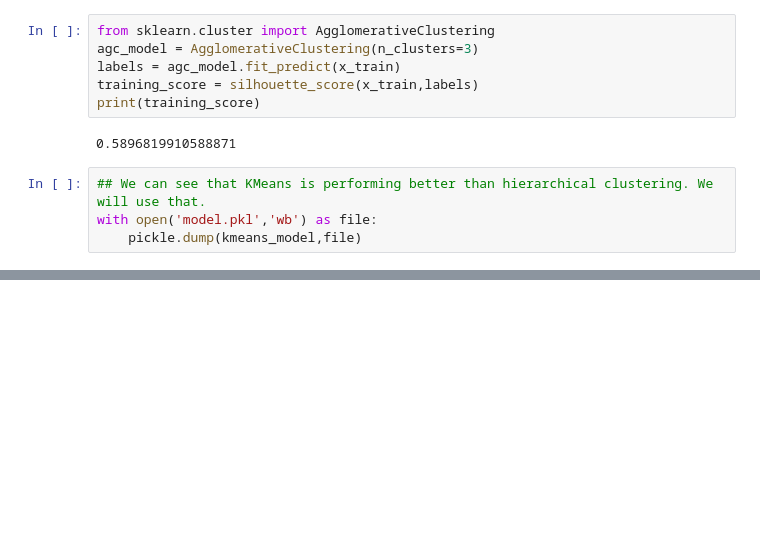
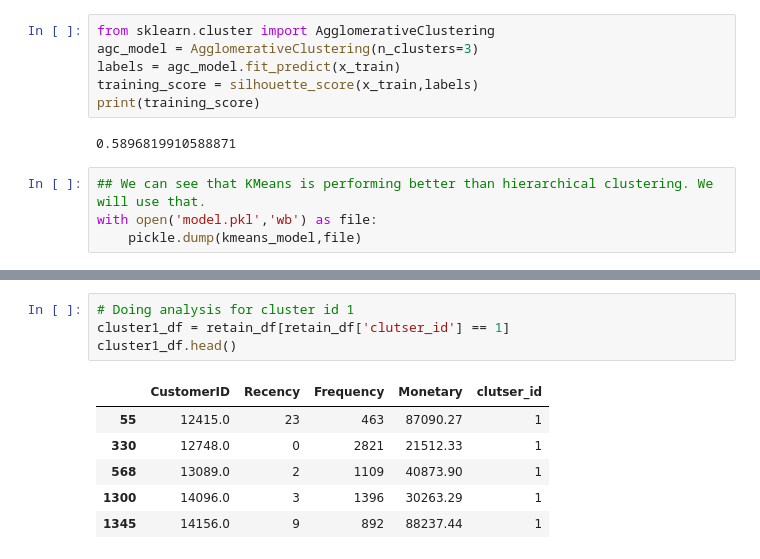
Before and after one commit to DPrashu/Customer-Segmentation, a Jupyter notebook: model_training.ipynb, the cells around one changed output, grey strips where cells are left out. Cells and saved outputs as stored; diff of their text form; blank space fills up the shorter version.

```diff
--- a/model_training.ipynb
+++ b/model_training.ipynb
@@ -172,0 +208,11 @@ with open('model.pkl','wb') as file:
+# %%
+# Doing analysis for cluster id 1
+cluster1_df = retain_df[retain_df['clutser_id'] == 1]
+cluster1_df.head()
+# %% [output]
+|  | CustomerID | Recency | Frequency | Monetary | clutser_id |
+| 55 | 12415.0 | 23 | 463 | 87090.27 | 1 |
+| 330 | 12748.0 | 0 | 2821 | 21512.33 | 1 |
+| 568 | 13089.0 | 2 | 1109 | 40873.90 | 1 |
+| 1300 | 14096.0 | 3 | 1396 | 30263.29 | 1 |
+| 1345 | 14156.0 | 9 | 892 | 88237.44 | 1 |
```
Also changed, not shown: parts of 9 cells of this notebook, 3 other files.
